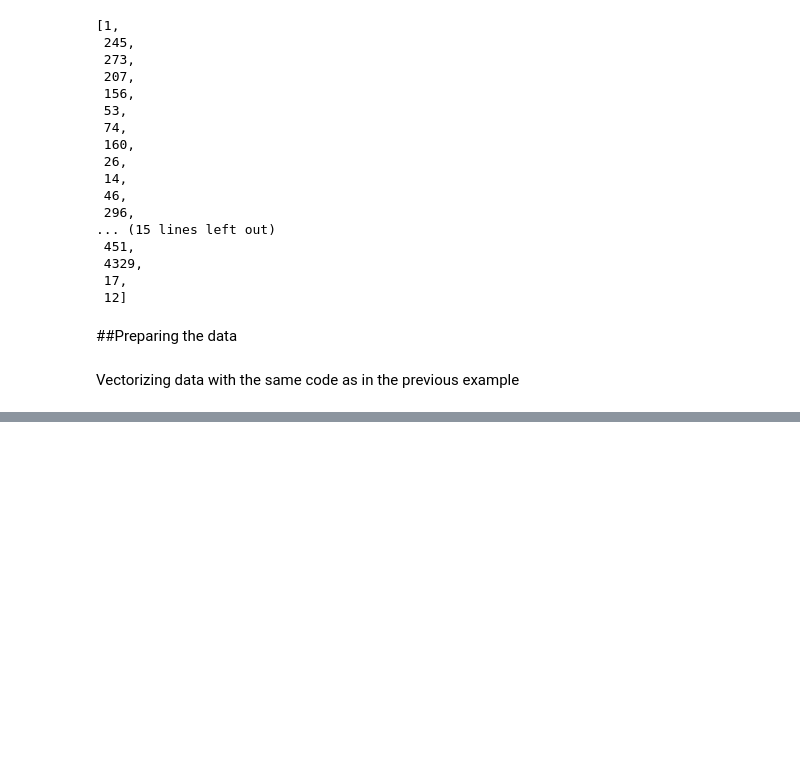
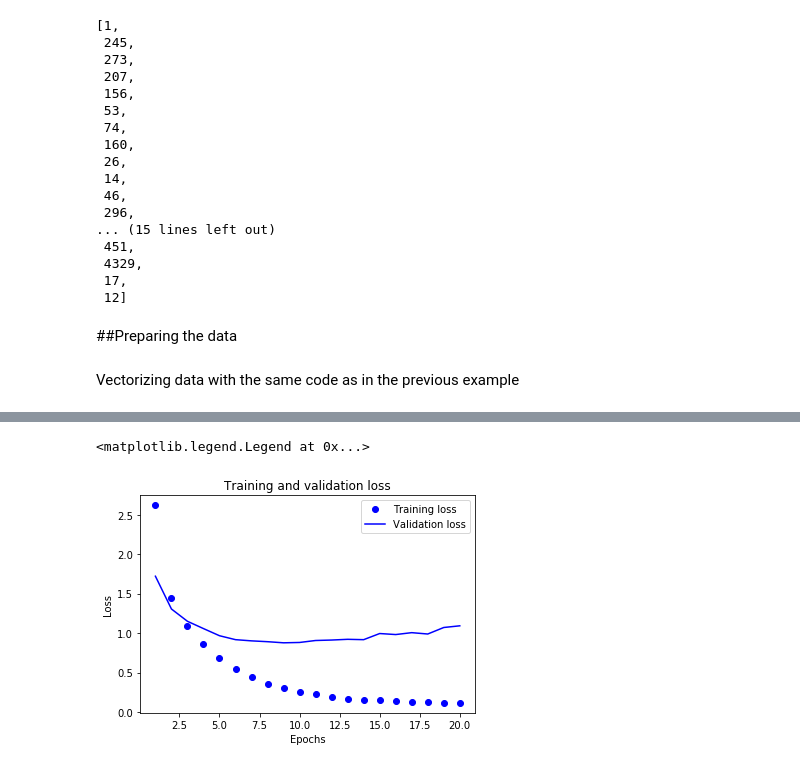
Before and after one commit to leonardoub/cmepda, a Jupyter notebook: Reuters.ipynb, the cells around one changed output, grey strips where cells are left out. Saved outputs shown, nothing was run; the diff lists cells and outputs as text; code cells hidden in the pictures; blank space fills up the shorter version.

```diff
--- a/Reuters.ipynb
+++ b/Reuters.ipynb
@@ -124,0 +183,5 @@ x_test = vectorize_sequences(test_data)
+# %%
+y_val = one_hot_train_labels[:1000]
+partial_y_train = one_hot_train_labels[1000:]
+# %%
+history = model.fit(partial_x_train, partial_y_train, epochs=20, batch_size=512, validation_data=(x_val, y_val))
@@ -124,0 +208,15 @@ x_test = vectorize_sequences(test_data)
+# %%
+loss = history.history['loss']
+val_loss = history.history['val_loss']
+# %%
+epochs = range(1, len(loss)+1)
+# %%
+plt.plot(epochs, loss, 'bo', label='Training loss')
+plt.plot(epochs, val_loss, 'b', label='Validation loss')
+plt.title('Training and validation loss')
+plt.xlabel('Epochs')
+plt.ylabel('Loss')
+plt.legend()
+# %% [output]
+<matplotlib.legend.Legend at 0x...>
+[figure, added]
```
Also changed, not shown: parts of 19 cells of this notebook.
